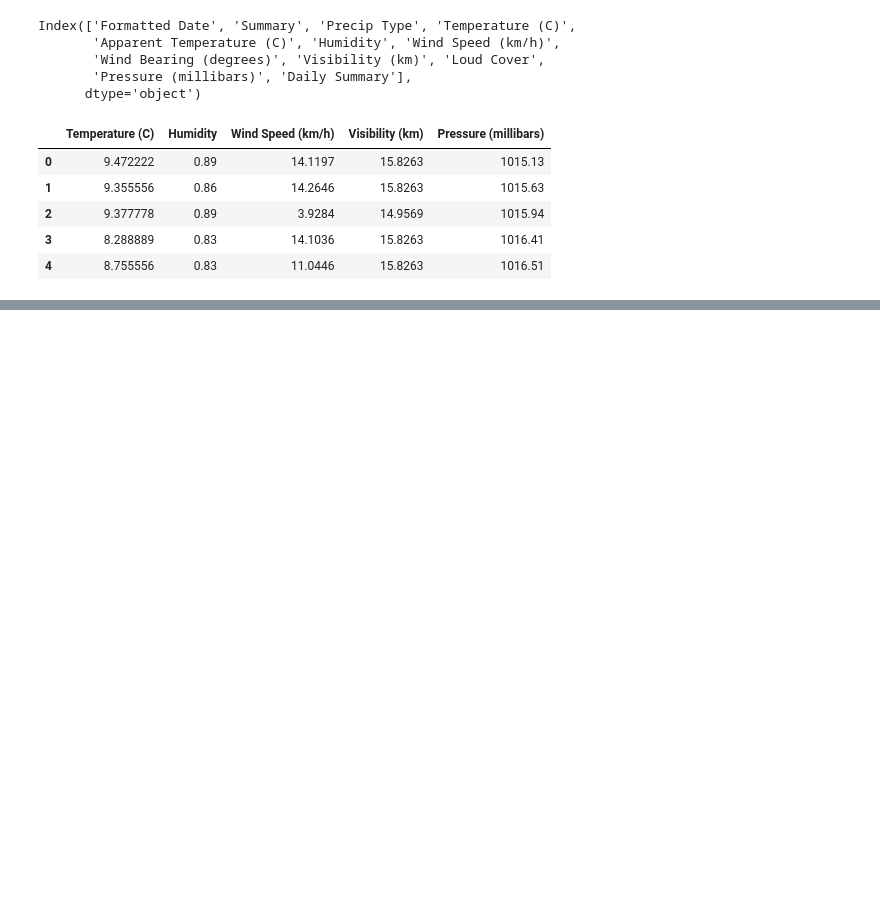
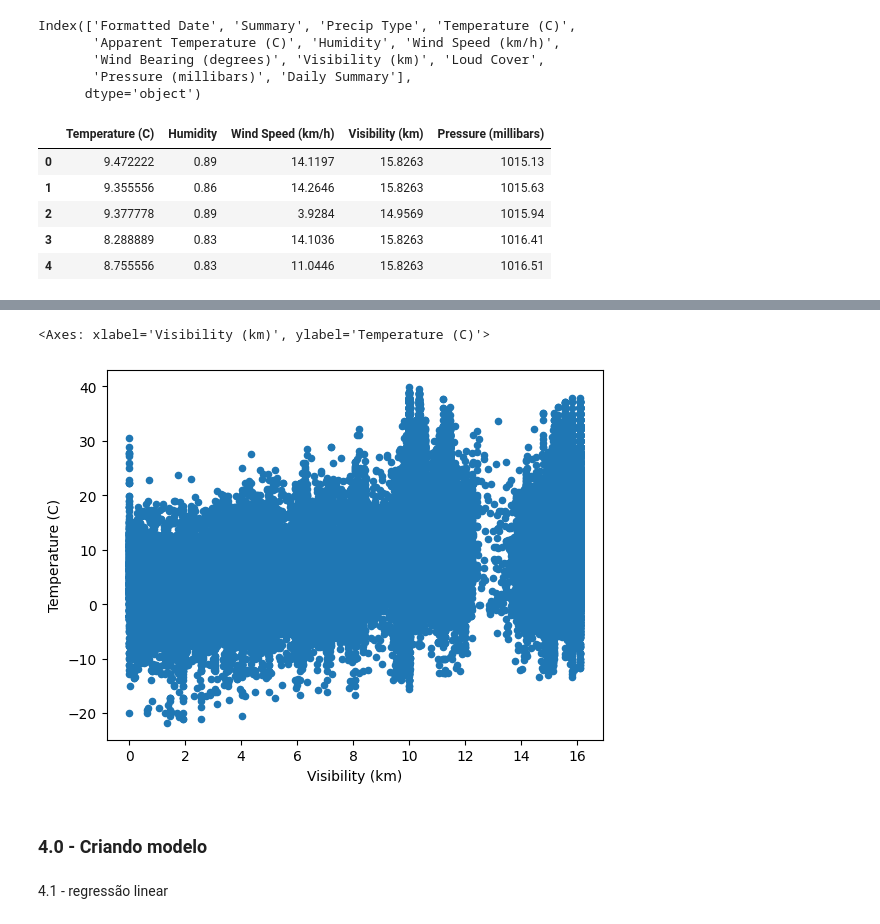
Before and after one commit to MachadoGabrielB/Bootcamp-Data-science, a Jupyter notebook: Personal/7 - Aprendizado supervisionado/desafio/desafio.ipynb, the cells around one changed output, grey strips where cells are left out. Drawn from its saved outputs; the diff is of its cells as text; code cells hidden in the pictures; blank space fills up the shorter version.

```diff
--- a/Personal/7 - Aprendizado supervisionado/desafio/desafio.ipynb
+++ b/Personal/7 - Aprendizado supervisionado/desafio/desafio.ipynb
@@ -115,0 +137,9 @@ df_num.head()
+# %%
+df_num.plot(kind='scatter',x='Visibility (km)',y='Temperature (C)')
+# %% [output]
+<Axes: xlabel='Visibility (km)', ylabel='Temperature (C)'>
+[figure, added]
+# %% [markdown]
+### 4.0 - Criando modelo
+# %% [markdown]
+4.1 - regressão linear
```
Also changed, not shown: parts of 52 cells of this notebook.
